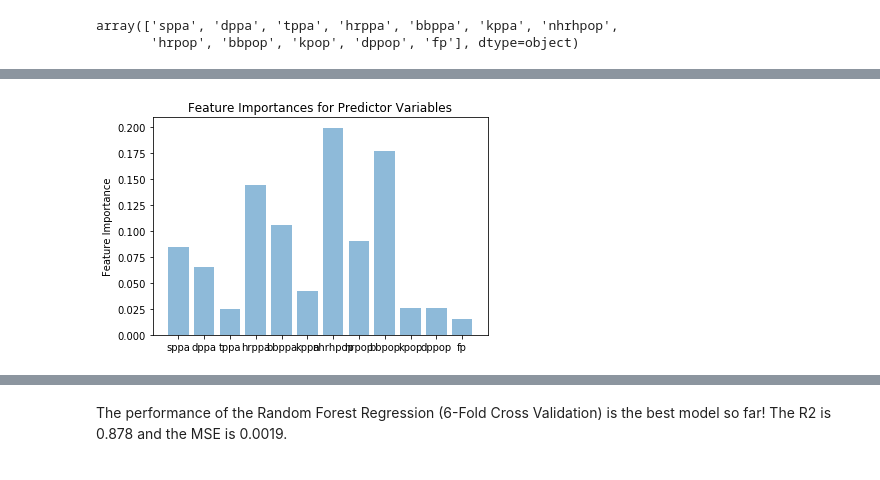
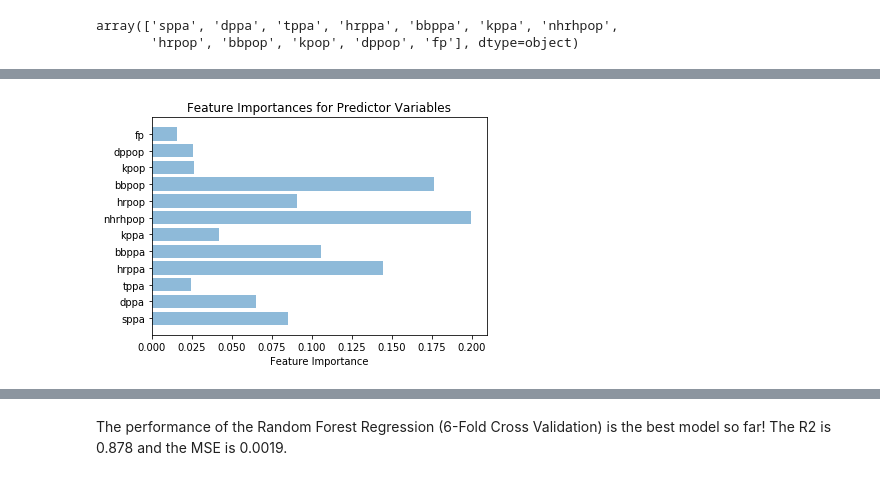
Before and after one commit to leahgaeta/Leah-Gaeta-GA-Data-Science, a Jupyter notebook: projects/final-project/04-notebook-rough-draft/Final Project Part 4.ipynb, the cells around one changed output, grey strips where cells are left out. Cells and saved outputs as stored; diff of their text form; code cells hidden in the pictures.

```diff
--- a/projects/final-project/04-notebook-rough-draft/Final Project Part 4.ipynb
+++ b/projects/final-project/04-notebook-rough-draft/Final Project Part 4.ipynb
@@ -802,17 +802,17 @@ array([ 0.08496011,  0.06480991,  0.02442617,  0.1441522 ,  0.10576651,
 # %%
 #now let's plot the random forest regression feature importances visually!
 fimp = ('sppa', 'dppa', 'tppa', 'hrppa', 'bbppa', 'kppa', 'nhrhpop', 'hrpop', 'bbpop', 'kpop', 'dppop', 'fp')
 y_pos = np.arange(len(fimp))
 performance = [0.08496011,0.06480991,0.02442617,0.1441522 ,0.10576651,0.04204998,0.19927957,0.0905883,0.17654221,0.02620549,0.02573646,0.01548309]
 
-plt.bar(y_pos, performance, align='center', alpha=0.5)
-plt.xticks(y_pos, fimp)
-plt.ylabel('Feature Importance')
+plt.barh(y_pos, performance, align='center', alpha=0.5)
+plt.yticks(y_pos, fimp)
+plt.xlabel('Feature Importance')
 plt.title('Feature Importances for Predictor Variables')
 
 plt.show()
 # %% [output]
-[figure, old version]
+[figure, new version]
 # %%
 new_kf = cross_validation.KFold(len(modeldata), n_folds=6, shuffle=True)
 
```
Also changed, not shown: parts of 21 cells of this notebook, 1 other file.
